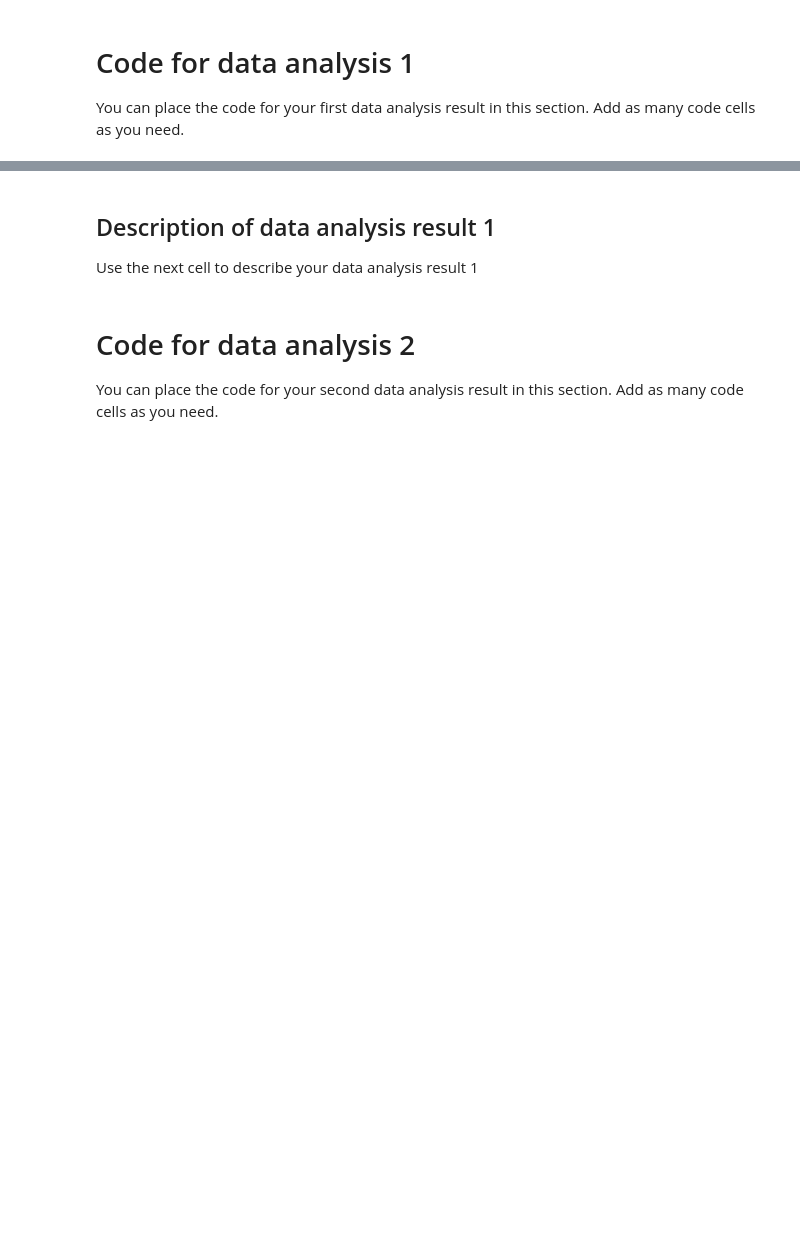
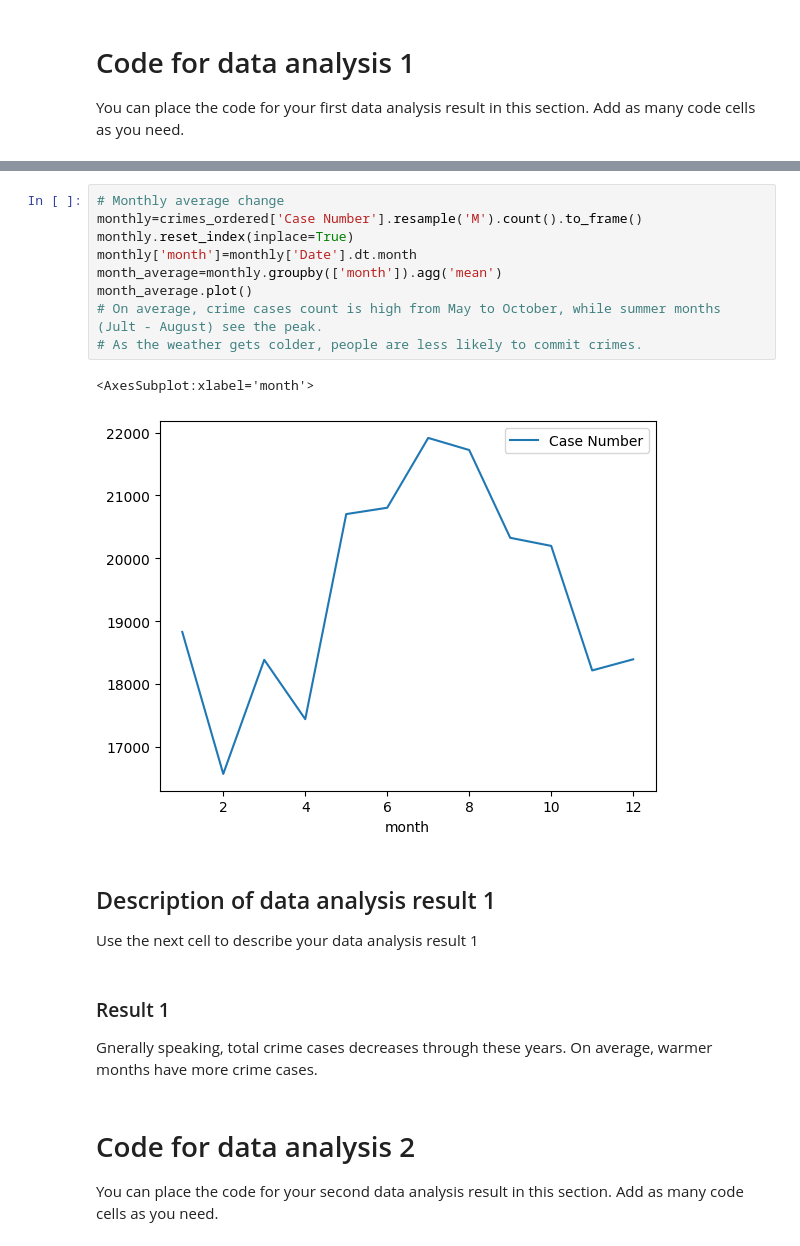
Before and after one commit to ht6631/GroupWorks_IST_652, a Jupyter notebook: HW4/HW4_Group4.ipynb, the cells around one changed output, grey strips where cells are left out. Cells and saved outputs as stored; diff of their text form; blank space fills up the shorter version.

Commit message:
Hang 10/13/23 12.41
Updated HW4 for group 4, ready to submit.

```diff
--- a/HW4/HW4_Group4.ipynb
+++ b/HW4/HW4_Group4.ipynb
@@ -34,7 +88,22 @@ You can place the code for your first data analysis result in this section. Add
+# %%
+# Monthly average change
+monthly=crimes_ordered['Case Number'].resample('M').count().to_frame()
+monthly.reset_index(inplace=True)
+monthly['month']=monthly['Date'].dt.month
+month_average=monthly.groupby(['month']).agg('mean')
+month_average.plot()
+# On average, crime cases count is high from May to October, while summer months (Jult - August) see the peak.
+# As the weather gets colder, people are less likely to commit crimes.
+# %% [output]
+<AxesSubplot:xlabel='month'>
+[figure, added]
 # %% [markdown]
 ## Description of data analysis result 1
 
 Use the next cell to describe your data analysis result 1
+# %% [markdown]
+### Result 1
+Gnerally speaking, total crime cases decreases through these years. On average, warmer months have more crime cases.
 # %% [markdown]
 # Code for data analysis 2
 
```
Also changed, not shown: parts of 14 cells of this notebook, 4 other files.
